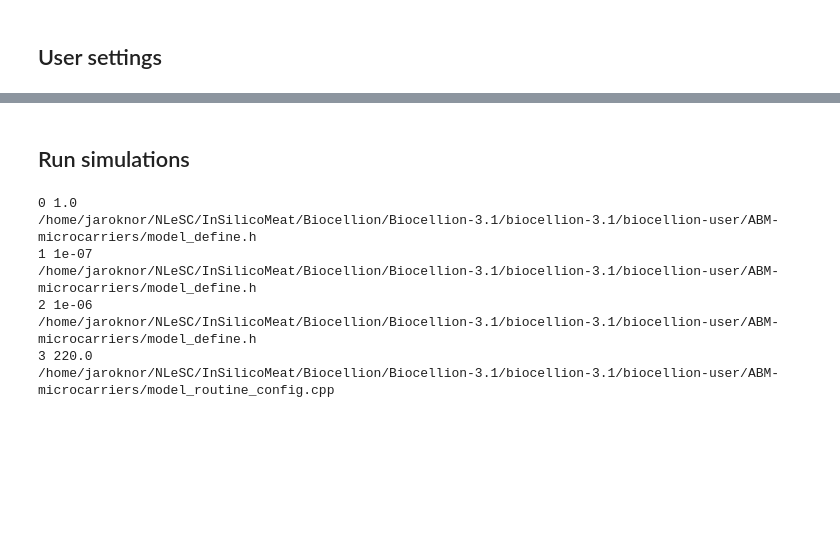
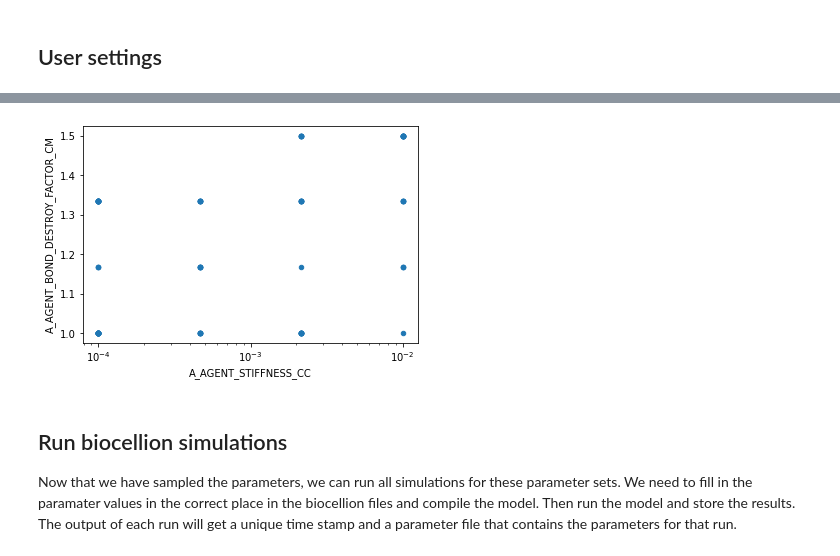
Before and after one commit to TheCMMC/biocellion-tools, a Jupyter notebook: biocellion_sensitivity_analysis.ipynb, the cells around one changed output, grey strips where cells are left out. Cells and saved outputs as stored; diff of their text form; code cells hidden in the pictures; blank space fills up the shorter version.

```diff
--- a/biocellion_sensitivity_analysis.ipynb
+++ b/biocellion_sensitivity_analysis.ipynb
@@ -67,6 +67,6 @@ def sample_morris_parameters(parameters, num_levels=4):
 # %%
-parameters, problem = sample_morris_parameters(param_info)
+param_sample, problem = sample_morris_parameters(param_info)
 
-print(np.shape(parameters))
-print(f"This analysis needs {np.round((len(parameters)*2)/24,1)} days")
+print(np.shape(param_sample))
+print(f"This analysis needs approx. {np.round((len(param_sample)*2)/24,1)} days")
 # %% [output]
@@ -75,14 +75,18 @@ This analysis needs 4.2 days
 # %%
 def scatterplot(x, y, df, problem, param_info):
     if type(x) == int:
-        x = problem["names"][x]
+        xname = problem["names"][x]
+    elif type(x) == str:
+        xname = x
     if type(y) == int:
-        y = problem["names"][y]
-    assert x in problem["names"]
-    assert y in problem["names"]
-    logx, logy, loglog = False, False, False
-    logx = (param_info.loc[param_info["name"]==x, "range_type"] == "exponential").values[0]
-    logy = (param_info.loc[param_info["name"]==y, "range_type"] == "exponential").values[0]
-    if (logx and logy):
-        loglog = True
-    df.plot(problem["names"][1], problem["names"][2], kind="scatter", logx=logx, logy=logy, loglog=loglog)
+        yname = problem["names"][y]
+    elif type(y) == str:
+        yname = y
+    assert xname in problem["names"]
+    assert yname in problem["names"]
+
+    df.plot(problem["names"][x], problem["names"][y], kind="scatter")
+    if (param_info.loc[param_info["name"]==xname, "range_type"] == "exponential").values[0]:
+        plt.xscale("log")
+    if (param_info.loc[param_info["name"]==yname, "range_type"] == "exponential").values[0]:
+        plt.yscale("log")
@@ -95,2 +92,0 @@ scatterplot(1, 2, df, problem, param_info)
-# %% [markdown]
-## Run simulations
@@ -106,12 +93,10 @@ def enter_parameter(parameter, parameter_loc, model_folder):
-# %%
-# for param in param_values:
-run_biocellion(parameters[0], problem, param_info, ABM_CFD_MODEL_FOLDER)
-# %% [output]
-0 1.0
-/home/jaroknor/NLeSC/InSilicoMeat/Biocellion/Biocellion-3.1/biocellion-3.1/biocellion-user/ABM-microcarriers/model_define.h
-1 1e-07
-/home/jaroknor/NLeSC/InSilicoMeat/Biocellion/Biocellion-3.1/biocellion-3.1/biocellion-user/ABM-microcarriers/model_define.h
-2 1e-06
-/home/jaroknor/NLeSC/InSilicoMeat/Biocellion/Biocellion-3.1/biocellion-3.1/biocellion-user/ABM-microcarriers/model_define.h
-3 220.0
-/home/jaroknor/NLeSC/InSilicoMeat/Biocellion/Biocellion-3.1/biocellion-3.1/biocellion-user/ABM-microcarriers/model_routine_config.cpp
+# %%
+param_sample_df = pd.DataFrame(param_sample, columns=problem["names"])
+choice = np.random.choice(range(len(param_info)), size=2, replace=False)
+scatterplot(int(choice[0]), int(choice[1]), param_sample_df, problem, param_info)
+# sample_histograms(plt.figure(), param_sample, problem, dict(param_info))
+# %% [output]
+[figure, added]
+# %% [markdown]
+## Run biocellion simulations
+Now that we have sampled the parameters, we can run all simulations for these parameter sets. We need to fill in the paramater values in the correct place in the biocellion files and compile the model. Then run the model and store the results. The output of each run will get a unique time stamp and a parameter file that contains the parameters for that run.
```
Also changed, not shown: parts of 15 cells of this notebook, 1 other file.
